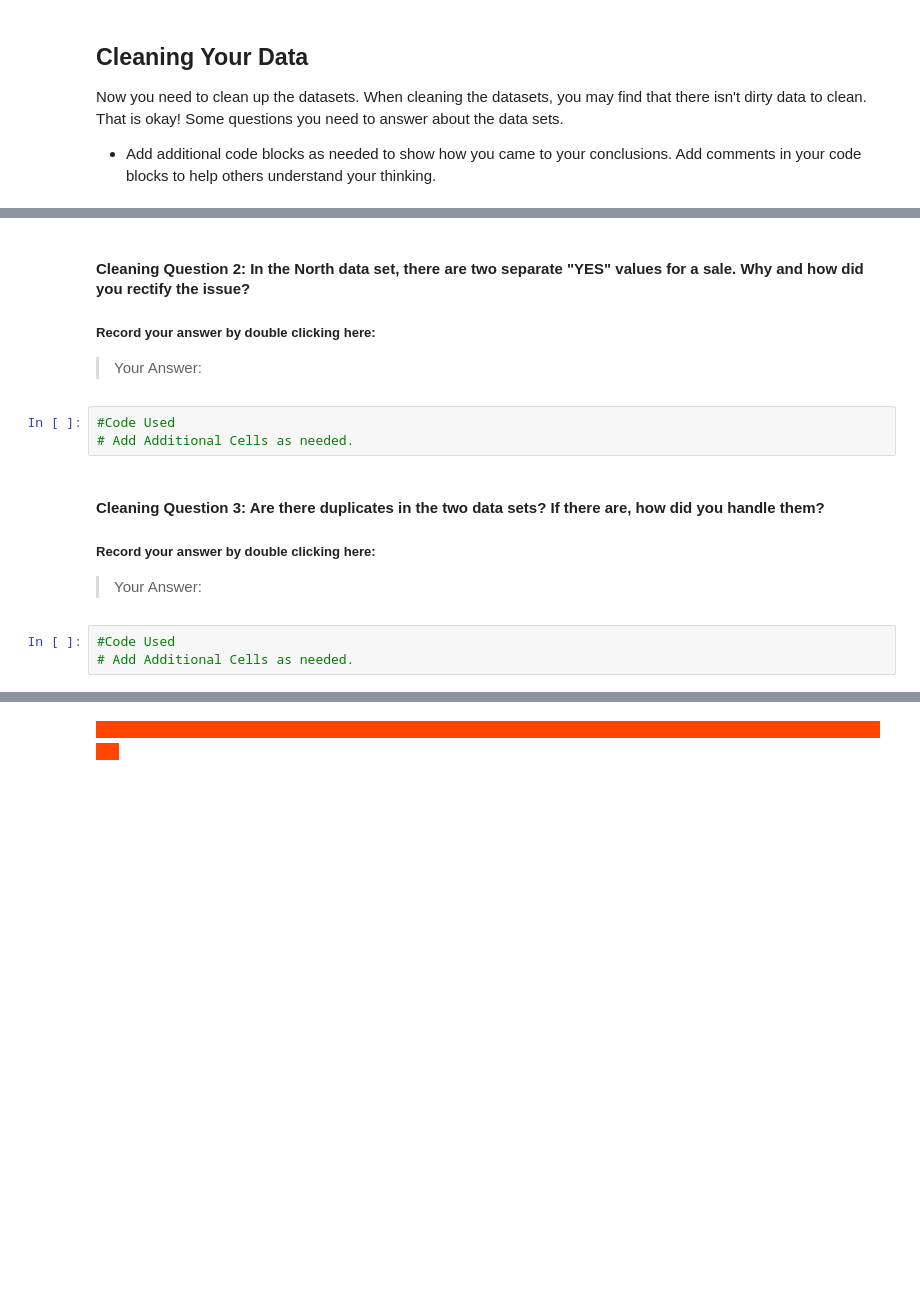
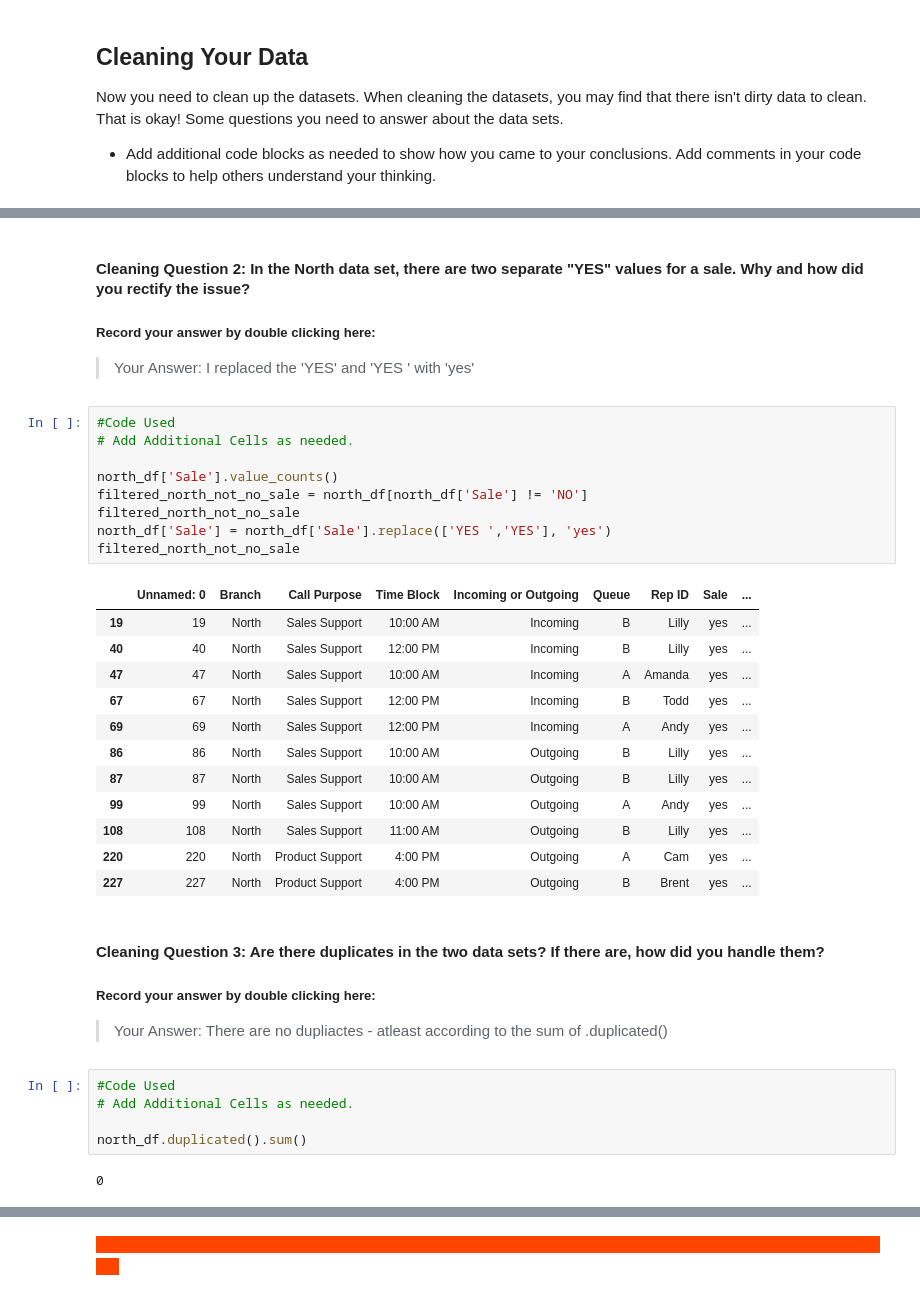
Before and after one commit to e3la/call-center-cleanup-assignment, a Jupyter notebook: Call_Center_Cleanup.ipynb, the cells around one changed output, grey strips where cells are left out. Cells and saved outputs as stored; diff of their text form; blank space fills up the shorter version.

```diff
--- a/Call_Center_Cleanup.ipynb
+++ b/Call_Center_Cleanup.ipynb
@@ -228,14 +265,37 @@ Now you need to clean up the datasets. When cleaning the datasets, you may find
 # %% [markdown]
 #### Cleaning Question 2:  In the North data set, there are two separate "YES" values for a sale. Why and how did you rectify the issue?
 ##### Record your answer by double clicking here:
-> Your Answer:
+> Your Answer: I replaced the 'YES' and 'YES ' with 'yes'
 # %%
 #Code Used
 # Add Additional Cells as needed.
+
+north_df['Sale'].value_counts()
+filtered_north_not_no_sale = north_df[north_df['Sale'] != 'NO']
+filtered_north_not_no_sale
+north_df['Sale'] = north_df['Sale'].replace(['YES ','YES'], 'yes')
+filtered_north_not_no_sale
+# %% [output]
+|  | Unnamed: 0 | Branch | Call Purpose | Time Block | Incoming or Outgoing | Queue | Rep ID | Sale | ... |
+| 19 | 19 | North | Sales Support | 10:00 AM | Incoming | B | Lilly | yes | ... |
+| 40 | 40 | North | Sales Support | 12:00 PM | Incoming | B | Lilly | yes | ... |
+| 47 | 47 | North | Sales Support | 10:00 AM | Incoming | A | Amanda | yes | ... |
+| 67 | 67 | North | Sales Support | 12:00 PM | Incoming | B | Todd | yes | ... |
+| 69 | 69 | North | Sales Support | 12:00 PM | Incoming | A | Andy | yes | ... |
+| 86 | 86 | North | Sales Support | 10:00 AM | Outgoing | B | Lilly | yes | ... |
+| 87 | 87 | North | Sales Support | 10:00 AM | Outgoing | B | Lilly | yes | ... |
+| 99 | 99 | North | Sales Support | 10:00 AM | Outgoing | A | Andy | yes | ... |
+| 108 | 108 | North | Sales Support | 11:00 AM | Outgoing | B | Lilly | yes | ... |
+| 220 | 220 | North | Product Support | 4:00 PM | Outgoing | A | Cam | yes | ... |
+| 227 | 227 | North | Product Support | 4:00 PM | Outgoing | B | Brent | yes | ... |
 # %% [markdown]
 #### Cleaning Question 3:  Are there duplicates in the two data sets? If there are, how did you handle them?
 ##### Record your answer by double clicking here:
-> Your Answer:
+> Your Answer: There are no dupliactes - atleast according to the sum of .duplicated()
 # %%
 #Code Used
 # Add Additional Cells as needed.
+
+north_df.duplicated().sum()
+# %% [output]
+0
```
Also changed, not shown: parts of 7 cells of this notebook.
